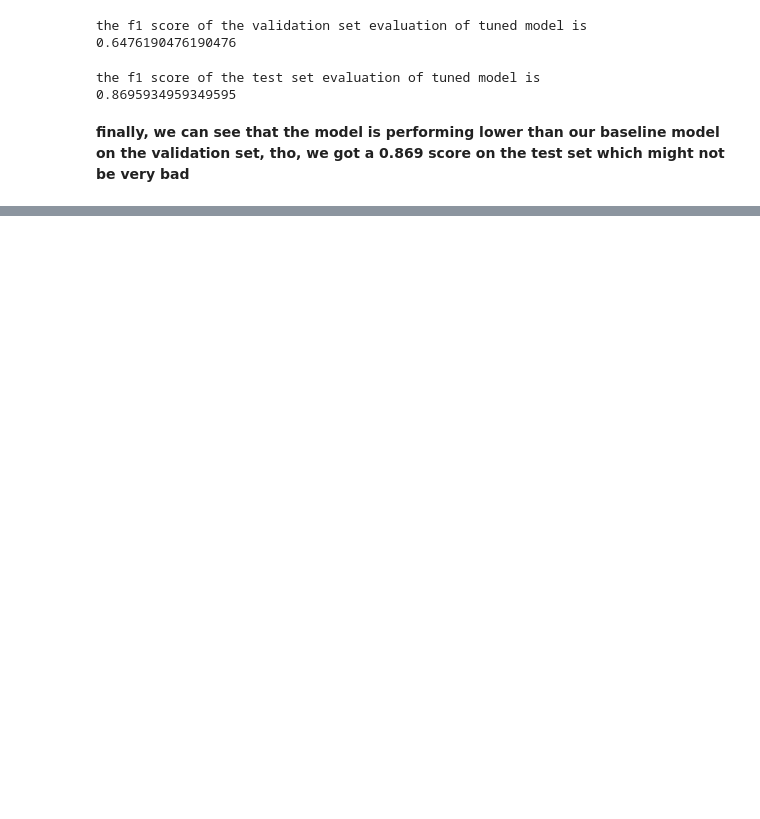
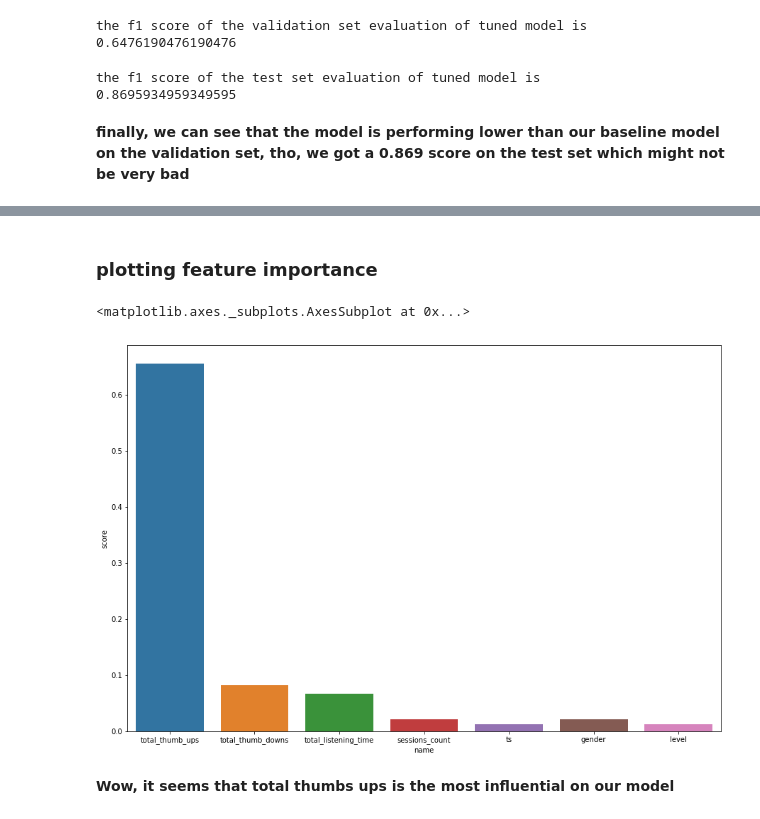
Before and after one commit to khalidalawar1/BigDataChurnPredictionSparkify, a Jupyter notebook: Sparkify.ipynb, the cells around one changed output, grey strips where cells are left out. Drawn from its saved outputs; the diff is of its cells as text; code cells hidden in the pictures; blank space fills up the shorter version.

Commit message:
showed selected params & feature importance

```diff
--- a/Sparkify.ipynb
+++ b/Sparkify.ipynb
@@ -609,0 +650,12 @@ the f1 score of the test set evaluation of tuned model is
+# %%
+def ExtractFeatureImp(featureImp, dataset, featuresCol):
+    list_extract = []
+    for i in dataset.schema[featuresCol].metadata["ml_attr"]["attrs"]:
+        list_extract = list_extract + dataset.schema[featuresCol].metadata["ml_attr"]["attrs"][i]
+    varlist = pd.DataFrame(list_extract)
+    varlist['score'] = varlist['idx'].apply(lambda x: featureImp[x])
+    return(varlist.sort_values('score', ascending = False))
+# %%
+#feat importance for all
+feat_imp = ExtractFeatureImp(bestPipeline.featureImportances, test, "ml_feats").head(10)
+feat_imp
@@ -609,0 +671,5 @@ the f1 score of the test set evaluation of tuned model is
+# %%
+
+#feat importance for numerics with name unabstract
+feat_imp_named = ExtractFeatureImp(bestPipeline.featureImportances, test, "numericvectorized").head(10)
+feat_imp_named
@@ -609,0 +683,13 @@ the f1 score of the test set evaluation of tuned model is
+# %% [markdown]
+### plotting feature importance
+# %%
+feat_imp_named = feat_imp_named.append(feat_imp.iloc[5])
+feat_imp_named = feat_imp_named.append(feat_imp.iloc[6])
+# %%
+fig = plt.figure(figsize = (15,10))
+sns.barplot(x="name", y="score", data=feat_imp_named)
+# %% [output]
+<matplotlib.axes._subplots.AxesSubplot at 0x...>
+[figure, added]
+# %% [markdown]
+**Wow, it seems that total thumbs ups is the most influential on our model**
```
Also changed, not shown: parts of 14 cells of this notebook.
